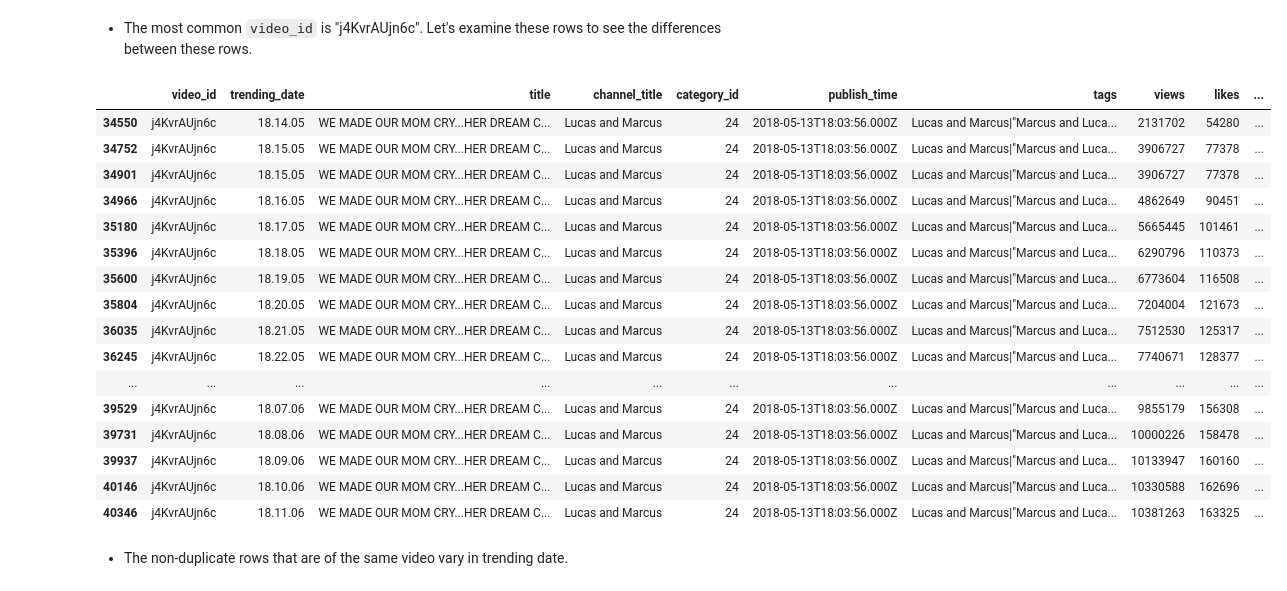
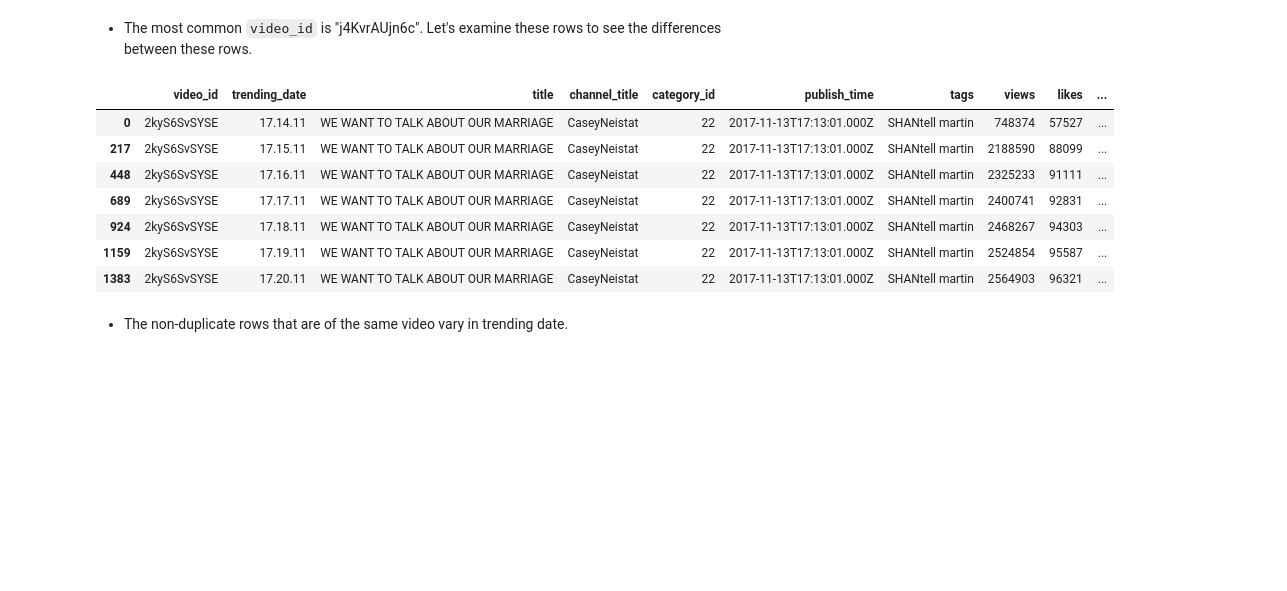
Before and after one commit to bakabbyy/youtube-trending, a Jupyter notebook: youtube-trending.ipynb, the cells around one changed output. Saved outputs shown, nothing was run; the diff lists cells and outputs as text; code cells hidden in the pictures; blank space fills up the shorter version.

```diff
--- a/youtube-trending.ipynb
+++ b/youtube-trending.ipynb
@@ -151,24 +151,15 @@ Name: video_id, dtype: int64
 # %% [markdown]
 - The most common `video_id` is "j4KvrAUjn6c". Let's examine these rows to see the differences between these rows.
 # %%
-videos[videos['video_id'] == 'j4KvrAUjn6c']
+videos[videos['video_id'] == '2kyS6SvSYSE']
 # %% [output]
 |  | video_id | trending_date | title | channel_title | category_id | publish_time | tags | views | likes | ... |
-| 34550 | j4KvrAUjn6c | 18.14.05 | WE MADE OUR MOM CRY...HER DREAM C... | Lucas and Marcus | 24 | 2018-05-13T18:03:56.000Z | Lucas and Marcus|"Marcus and Luca... | 2131702 | 54280 | ... |
-| 34752 | j4KvrAUjn6c | 18.15.05 | WE MADE OUR MOM CRY...HER DREAM C... | Lucas and Marcus | 24 | 2018-05-13T18:03:56.000Z | Lucas and Marcus|"Marcus and Luca... | 3906727 | 77378 | ... |
-| 34901 | j4KvrAUjn6c | 18.15.05 | WE MADE OUR MOM CRY...HER DREAM C... | Lucas and Marcus | 24 | 2018-05-13T18:03:56.000Z | Lucas and Marcus|"Marcus and Luca... | 3906727 | 77378 | ... |
-| 34966 | j4KvrAUjn6c | 18.16.05 | WE MADE OUR MOM CRY...HER DREAM C... | Lucas and Marcus | 24 | 2018-05-13T18:03:56.000Z | Lucas and Marcus|"Marcus and Luca... | 4862649 | 90451 | ... |
-| 35180 | j4KvrAUjn6c | 18.17.05 | WE MADE OUR MOM CRY...HER DREAM C... | Lucas and Marcus | 24 | 2018-05-13T18:03:56.000Z | Lucas and Marcus|"Marcus and Luca... | 5665445 | 101461 | ... |
-| 35396 | j4KvrAUjn6c | 18.18.05 | WE MADE OUR MOM CRY...HER DREAM C... | Lucas and Marcus | 24 | 2018-05-13T18:03:56.000Z | Lucas and Marcus|"Marcus and Luca... | 6290796 | 110373 | ... |
-| 35600 | j4KvrAUjn6c | 18.19.05 | WE MADE OUR MOM CRY...HER DREAM C... | Lucas and Marcus | 24 | 2018-05-13T18:03:56.000Z | Lucas and Marcus|"Marcus and Luca... | 6773604 | 116508 | ... |
-| 35804 | j4KvrAUjn6c | 18.20.05 | WE MADE OUR MOM CRY...HER DREAM C... | Lucas and Marcus | 24 | 2018-05-13T18:03:56.000Z | Lucas and Marcus|"Marcus and Luca... | 7204004 | 121673 | ... |
-| 36035 | j4KvrAUjn6c | 18.21.05 | WE MADE OUR MOM CRY...HER DREAM C... | Lucas and Marcus | 24 | 2018-05-13T18:03:56.000Z | Lucas and Marcus|"Marcus and Luca... | 7512530 | 125317 | ... |
-| 36245 | j4KvrAUjn6c | 18.22.05 | WE MADE OUR MOM CRY...HER DREAM C... | Lucas and Marcus | 24 | 2018-05-13T18:03:56.000Z | Lucas and Marcus|"Marcus and Luca... | 7740671 | 128377 | ... |
-| ... | ... | ... | ... | ... | ... | ... | ... | ... | ... | ... |
-| 39529 | j4KvrAUjn6c | 18.07.06 | WE MADE OUR MOM CRY...HER DREAM C... | Lucas and Marcus | 24 | 2018-05-13T18:03:56.000Z | Lucas and Marcus|"Marcus and Luca... | 9855179 | 156308 | ... |
-| 39731 | j4KvrAUjn6c | 18.08.06 | WE MADE OUR MOM CRY...HER DREAM C... | Lucas and Marcus | 24 | 2018-05-13T18:03:56.000Z | Lucas and Marcus|"Marcus and Luca... | 10000226 | 158478 | ... |
-| 39937 | j4KvrAUjn6c | 18.09.06 | WE MADE OUR MOM CRY...HER DREAM C... | Lucas and Marcus | 24 | 2018-05-13T18:03:56.000Z | Lucas and Marcus|"Marcus and Luca... | 10133947 | 160160 | ... |
-| 40146 | j4KvrAUjn6c | 18.10.06 | WE MADE OUR MOM CRY...HER DREAM C... | Lucas and Marcus | 24 | 2018-05-13T18:03:56.000Z | Lucas and Marcus|"Marcus and Luca... | 10330588 | 162696 | ... |
-| 40346 | j4KvrAUjn6c | 18.11.06 | WE MADE OUR MOM CRY...HER DREAM C... | Lucas and Marcus | 24 | 2018-05-13T18:03:56.000Z | Lucas and Marcus|"Marcus and Luca... | 10381263 | 163325 | ... |
+| 0 | 2kyS6SvSYSE | 17.14.11 | WE WANT TO TALK ABOUT OUR MARRIAGE | CaseyNeistat | 22 | 2017-11-13T17:13:01.000Z | SHANtell martin | 748374 | 57527 | ... |
+| 217 | 2kyS6SvSYSE | 17.15.11 | WE WANT TO TALK ABOUT OUR MARRIAGE | CaseyNeistat | 22 | 2017-11-13T17:13:01.000Z | SHANtell martin | 2188590 | 88099 | ... |
+| 448 | 2kyS6SvSYSE | 17.16.11 | WE WANT TO TALK ABOUT OUR MARRIAGE | CaseyNeistat | 22 | 2017-11-13T17:13:01.000Z | SHANtell martin | 2325233 | 91111 | ... |
+| 689 | 2kyS6SvSYSE | 17.17.11 | WE WANT TO TALK ABOUT OUR MARRIAGE | CaseyNeistat | 22 | 2017-11-13T17:13:01.000Z | SHANtell martin | 2400741 | 92831 | ... |
+| 924 | 2kyS6SvSYSE | 17.18.11 | WE WANT TO TALK ABOUT OUR MARRIAGE | CaseyNeistat | 22 | 2017-11-13T17:13:01.000Z | SHANtell martin | 2468267 | 94303 | ... |
+| 1159 | 2kyS6SvSYSE | 17.19.11 | WE WANT TO TALK ABOUT OUR MARRIAGE | CaseyNeistat | 22 | 2017-11-13T17:13:01.000Z | SHANtell martin | 2524854 | 95587 | ... |
+| 1383 | 2kyS6SvSYSE | 17.20.11 | WE WANT TO TALK ABOUT OUR MARRIAGE | CaseyNeistat | 22 | 2017-11-13T17:13:01.000Z | SHANtell martin | 2564903 | 96321 | ... |
 # %% [markdown]
 - The non-duplicate rows that are of the same video vary in trending date.
```
Also changed, not shown: parts of 27 cells of this notebook.
